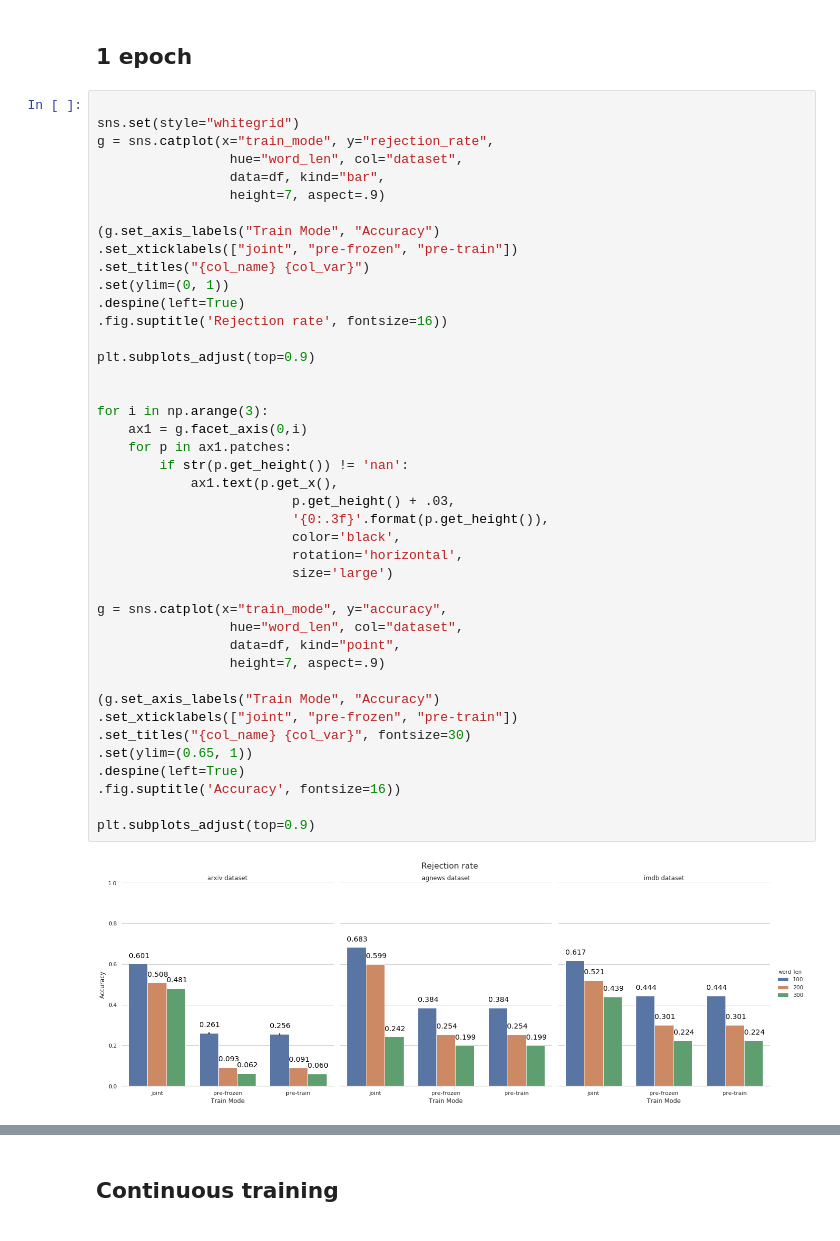
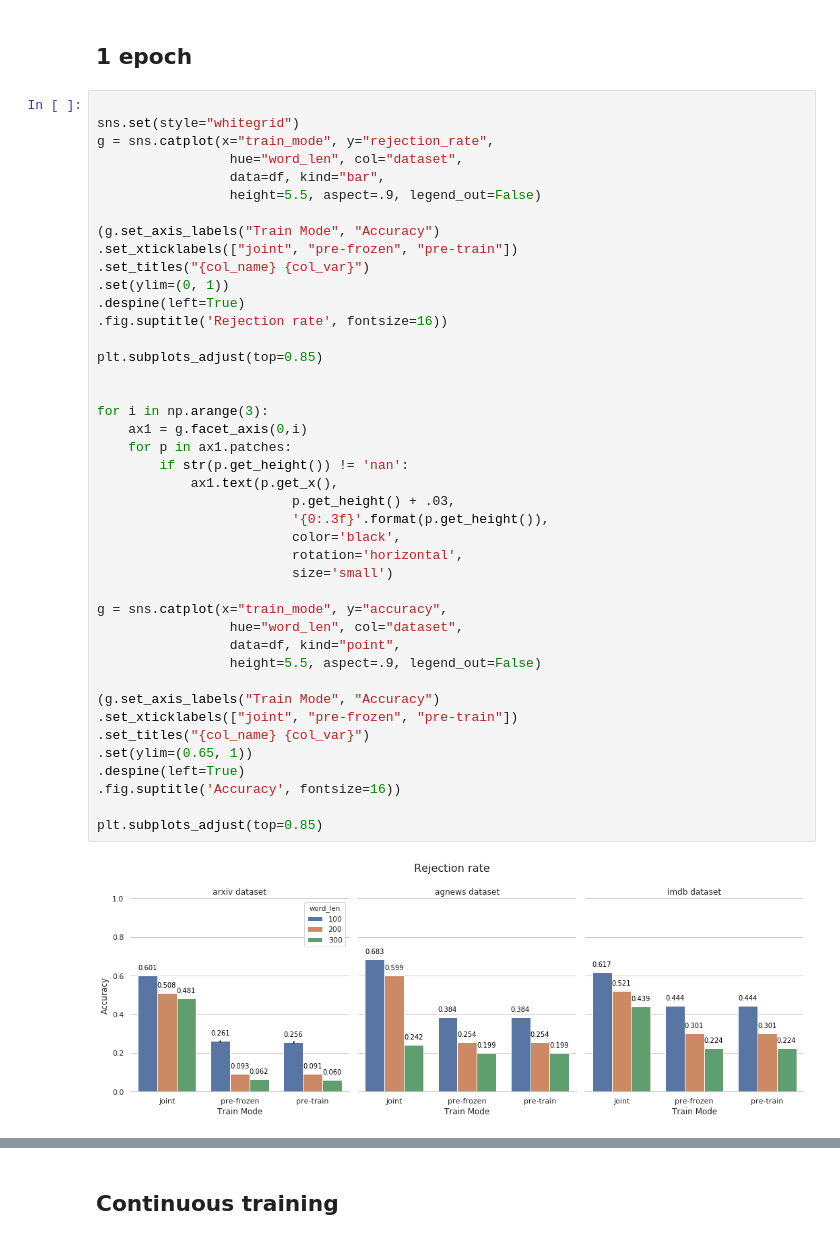
Before and after one commit to IIT-ML/interpretable-text-classification, a Jupyter notebook: show_results.ipynb, the cells around one changed output, grey strips where cells are left out. Drawn from its saved outputs; the diff is of its cells as text.

Commit message:
Fixed graph

```diff
--- a/show_results.ipynb
+++ b/show_results.ipynb
@@ -60,41 +60,41 @@ sns.set(style="whitegrid")
 g = sns.catplot(x="train_mode", y="rejection_rate",
                  hue="word_len", col="dataset",
                  data=df, kind="bar",
-                 height=7, aspect=.9)
+                 height=5.5, aspect=.9, legend_out=False)
 
 (g.set_axis_labels("Train Mode", "Accuracy")
 .set_xticklabels(["joint", "pre-frozen", "pre-train"])
 .set_titles("{col_name} {col_var}")
 .set(ylim=(0, 1))
 .despine(left=True)
 .fig.suptitle('Rejection rate', fontsize=16))
 
-plt.subplots_adjust(top=0.9)
+plt.subplots_adjust(top=0.85)
 
 
 for i in np.arange(3):
     ax1 = g.facet_axis(0,i)
     for p in ax1.patches:
         if str(p.get_height()) != 'nan':
             ax1.text(p.get_x(),
                          p.get_height() + .03,
                          '{0:.3f}'.format(p.get_height()),
                          color='black',
                          rotation='horizontal',
-                         size='large')
+                         size='small')
 
 g = sns.catplot(x="train_mode", y="accuracy",
                  hue="word_len", col="dataset",
                  data=df, kind="point",
-                 height=7, aspect=.9)
+                 height=5.5, aspect=.9, legend_out=False)
 
 (g.set_axis_labels("Train Mode", "Accuracy")
 .set_xticklabels(["joint", "pre-frozen", "pre-train"])
-.set_titles("{col_name} {col_var}", fontsize=30)
+.set_titles("{col_name} {col_var}")
 .set(ylim=(0.65, 1))
 .despine(left=True)
 .fig.suptitle('Accuracy', fontsize=16))
 
-plt.subplots_adjust(top=0.9)
+plt.subplots_adjust(top=0.85)
 # %% [output]
-[figure, old version]
+[figure, new version]
```
Also changed, not shown: parts of 2 cells of this notebook.
